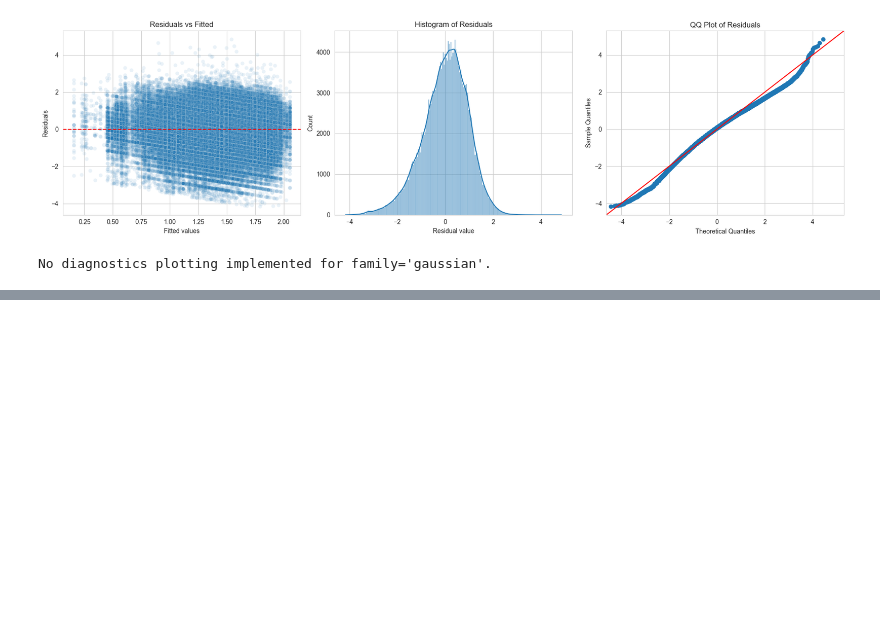
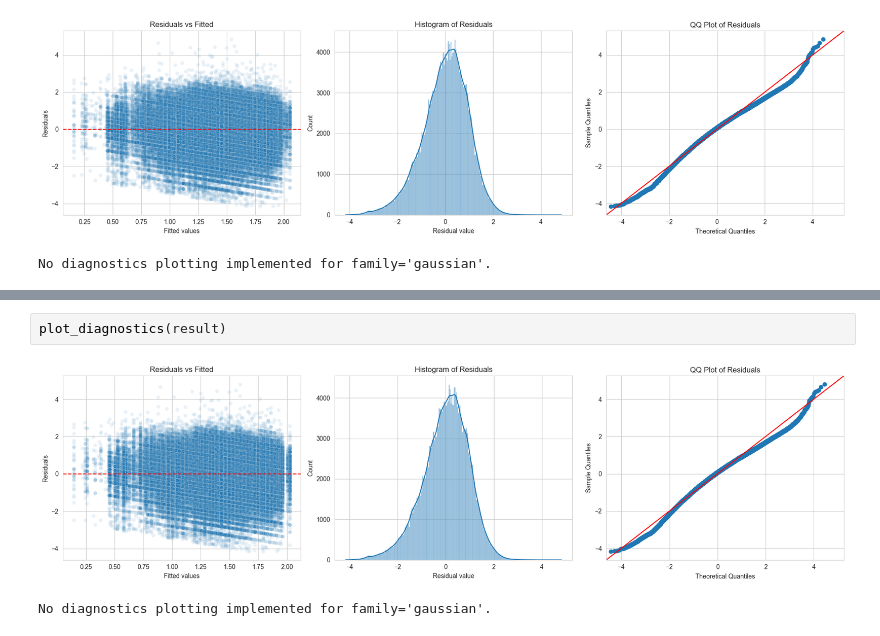
Before and after one commit to aj-bei/USSC-Fairness-Analysis-DTSC-430X-Capstone-, a Jupyter notebook: scripts/Austin_modeling_example copy.ipynb, the cells around one changed output, grey strips where cells are left out. Drawn from its saved outputs; the diff is of its cells as text; blank space fills up the shorter version.

```diff
--- a/scripts/Austin_modeling_example copy.ipynb
+++ b/scripts/Austin_modeling_example copy.ipynb
@@ -774,0 +791,5 @@ Fitting mixed model with formula: MNTHS_PRSN_NO_ALT ~ RACE + SEX + (1 | DIST_CRT
+# %%
+plot_diagnostics(result)
+# %% [output]
+[figure, added]
+No diagnostics plotting implemented for family='gaussian'.
```
Also changed, not shown: parts of 1 cell of this notebook.
